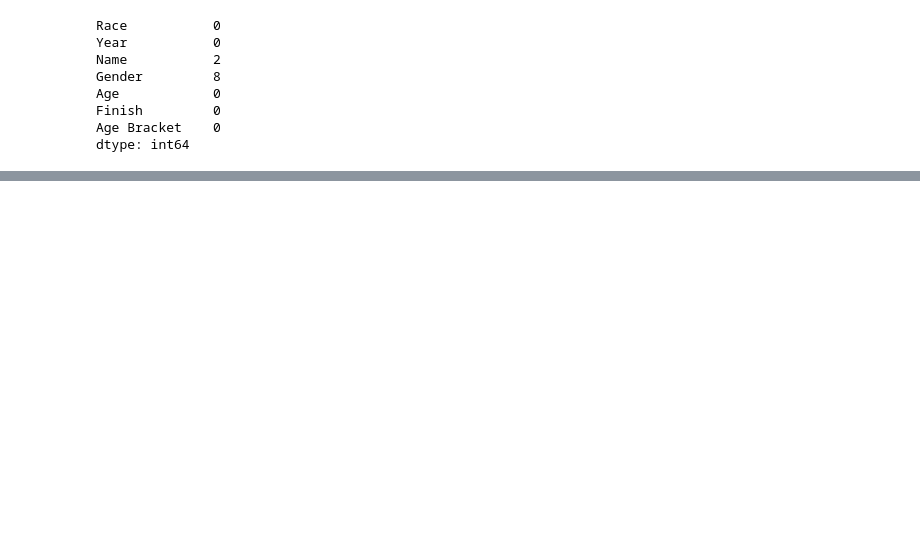
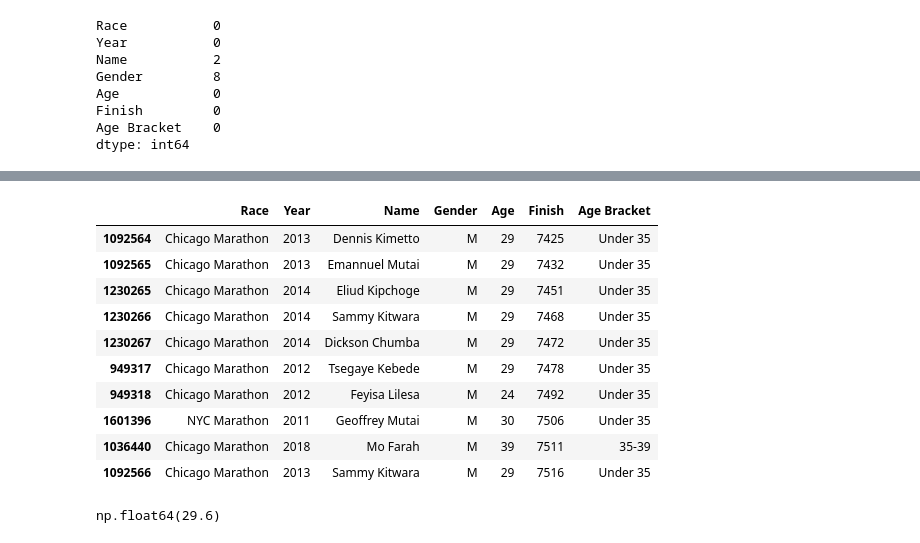
Before and after one commit to vitistatyagi/Marathon_EDA, a Jupyter notebook: marathon.ipynb, the cells around one changed output, grey strips where cells are left out. Saved outputs shown, nothing was run; the diff lists cells and outputs as text; code cells hidden in the pictures; blank space fills up the shorter version.

```diff
--- a/marathon.ipynb
+++ b/marathon.ipynb
@@ -67,0 +140,19 @@ dtype: int64
+# %%
+top10= df.sort_values(by='Finish', ascending=True).head(10)
+top10
+# %% [output]
+|  | Race | Year | Name | Gender | Age | Finish | Age Bracket |
+| 1092564 | Chicago Marathon | 2013 | Dennis Kimetto | M | 29 | 7425 | Under 35 |
+| 1092565 | Chicago Marathon | 2013 | Emannuel Mutai | M | 29 | 7432 | Under 35 |
+| 1230265 | Chicago Marathon | 2014 | Eliud Kipchoge | M | 29 | 7451 | Under 35 |
+| 1230266 | Chicago Marathon | 2014 | Sammy Kitwara | M | 29 | 7468 | Under 35 |
+| 1230267 | Chicago Marathon | 2014 | Dickson Chumba | M | 29 | 7472 | Under 35 |
+| 949317 | Chicago Marathon | 2012 | Tsegaye Kebede | M | 29 | 7478 | Under 35 |
+| 949318 | Chicago Marathon | 2012 | Feyisa Lilesa | M | 24 | 7492 | Under 35 |
+| 1601396 | NYC Marathon | 2011 | Geoffrey Mutai | M | 30 | 7506 | Under 35 |
+| 1036440 | Chicago Marathon | 2018 | Mo Farah | M | 39 | 7511 | 35-39 |
+| 1092566 | Chicago Marathon | 2013 | Sammy Kitwara | M | 29 | 7516 | Under 35 |
+# %%
+top10['Age'].mean()
+# %% [output]
+np.float64(29.6)
```
Also changed, not shown: parts of 21 cells of this notebook, 1 other file.
